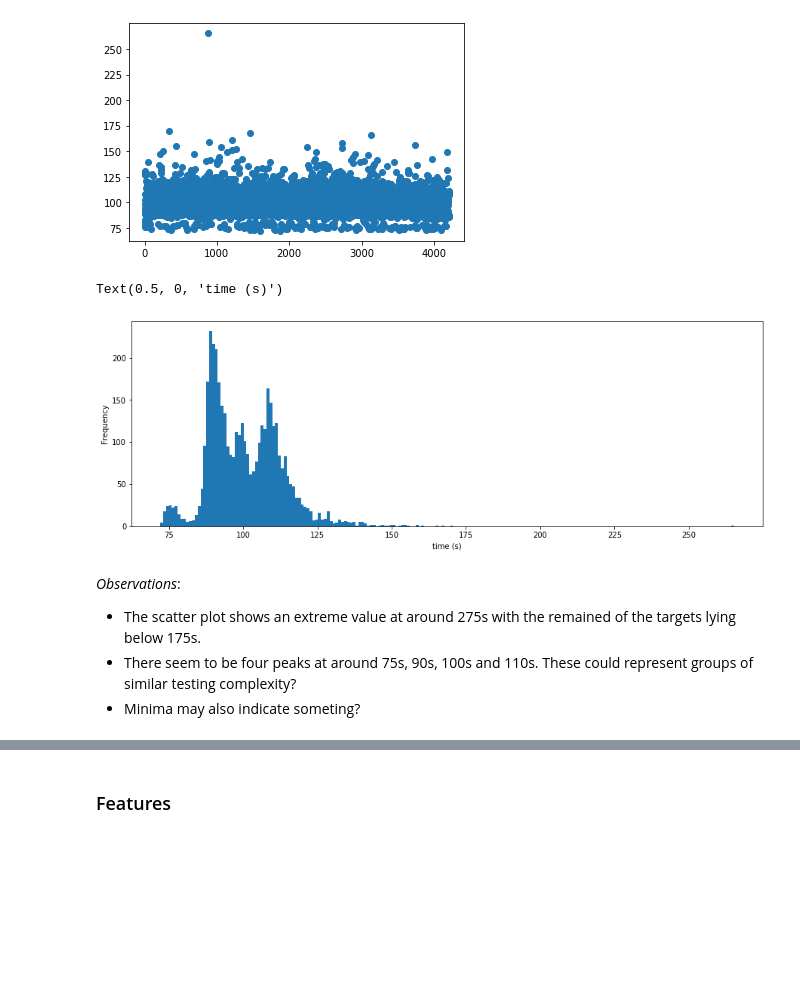
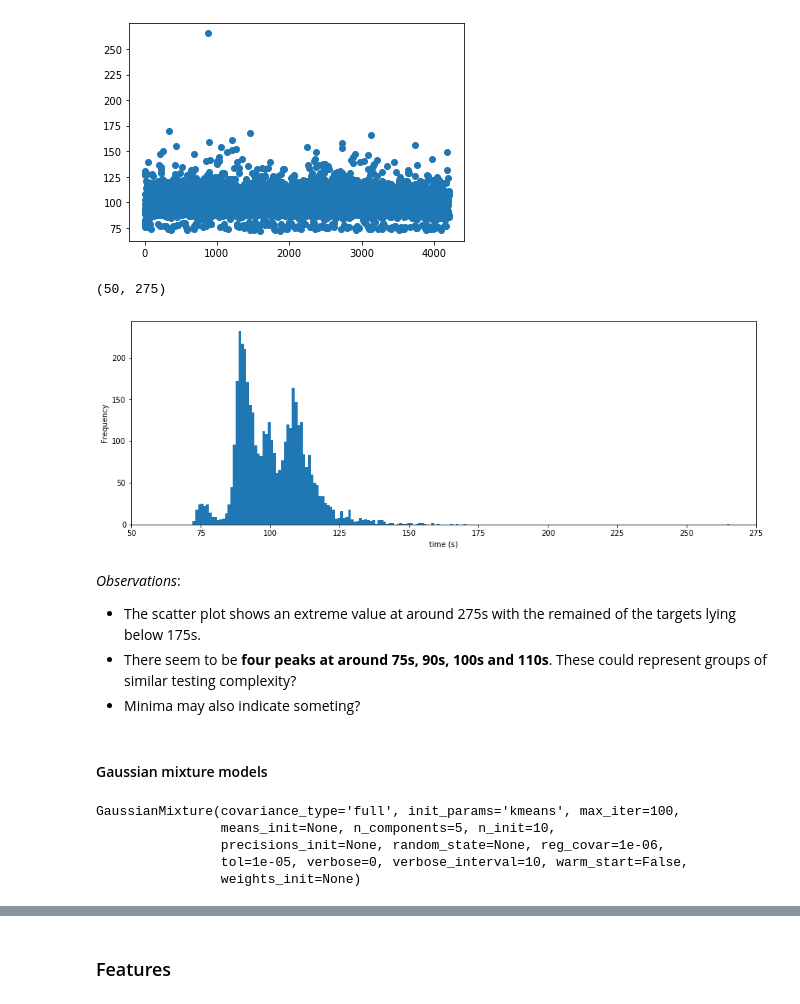
Before and after one commit to mashworth11/Kaggle-mercedes_benz_competition, a Jupyter notebook: EDA_jupyter.ipynb, the cells around one changed output, grey strips where cells are left out. Cells and saved outputs as stored; diff of their text form; code cells hidden in the pictures; blank space fills up the shorter version.

Commit message:
EDA pretty much there, next up is looking at feature interactions.

```diff
--- a/EDA_jupyter.ipynb
+++ b/EDA_jupyter.ipynb
@@ -62,12 +81,24 @@ plt.scatter(train_df.index, train_df.y)
 # %%
 plt.figure(figsize=(15, 5))
 train_df['y'].plot.hist(density = False, bins = 200)
 plt.xlabel('time (s)')
+plt.xlim([50,275])
 # %% [output]
-Text(0.5, 0, 'time (s)')
+(50, 275)
-[figure, old version]
+[figure, new version]
 # %% [markdown]
 *Observations*:
 * The scatter plot shows an extreme value at around 275s with the remained of the targets lying below 175s.
-* There seem to be four peaks at around 75s, 90s, 100s and 110s. These could represent groups of similar testing complexity?
+* There seem to be **four peaks at around 75s, 90s, 100s and 110s**. These could represent groups of similar testing complexity?
 * Minima may also indicate someting?
+# %% [markdown]
+#### Gaussian mixture models
+# %%
+gmm = GaussianMixture(n_components=5, n_init = 10, tol = 1e-5, max_iter = 100)
+gmm.fit(train_df['y'].to_numpy().reshape(-1,1))
+# %% [output]
+GaussianMixture(covariance_type='full', init_params='kmeans', max_iter=100,
+                means_init=None, n_components=5, n_init=10,
+                precisions_init=None, random_state=None, reg_covar=1e-06,
+                tol=1e-05, verbose=0, verbose_interval=10, warm_start=False,
+                weights_init=None)
```
Also changed, not shown: parts of 34 cells of this notebook, 2 other files.
